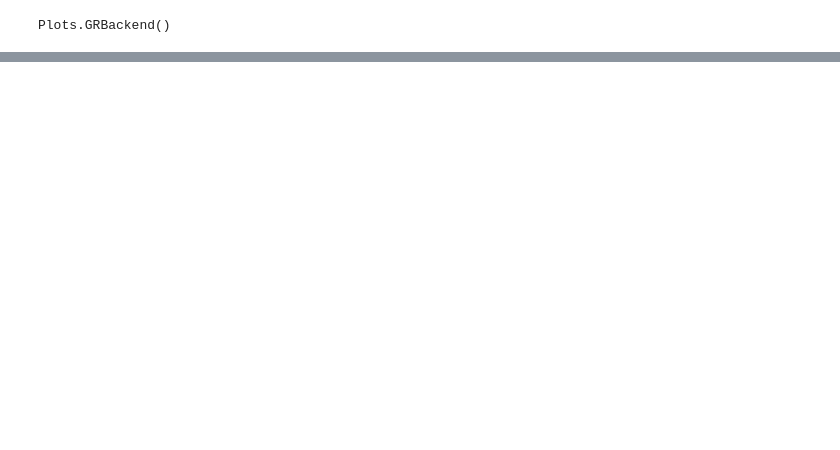
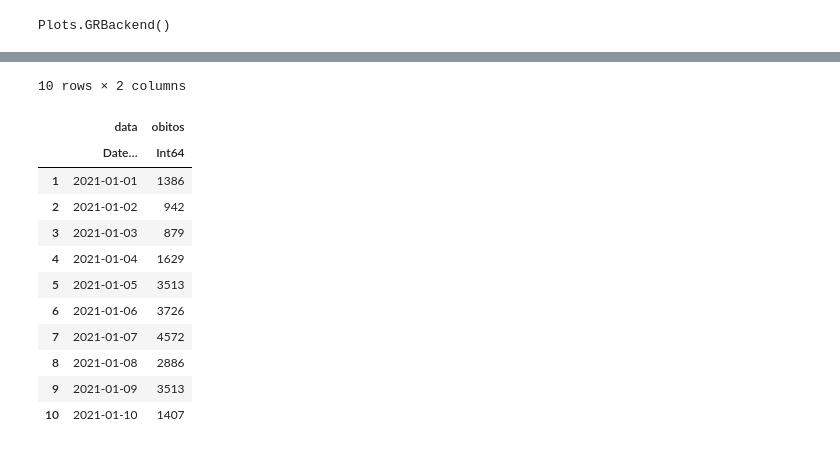
Before and after one commit to eduardohleite/covid, a Jupyter notebook: covid2021.ipynb, the cells around one changed output, grey strips where cells are left out. Cells and saved outputs as stored; diff of their text form; code cells hidden in the pictures; blank space fills up the shorter version.

```diff
--- a/covid2021.ipynb
+++ b/covid2021.ipynb
@@ -147,0 +135,21 @@ r2 = correlation[1,3]^2
+# %%
+dfobitos = df |>
+            @groupby({_.data}) |>
+            @map({data=key(_)[1], obitos=sum(_.obitosNovos)}) |>
+            DataFrame
+
+first(dfobitos, 10)
+# %% [output]
+10 rows × 2 columns
+|  | data | obitos |
+|  | Date… | Int64 |
+| 1 | 2021-01-01 | 1386 |
+| 2 | 2021-01-02 | 942 |
+| 3 | 2021-01-03 | 879 |
+| 4 | 2021-01-04 | 1629 |
+| 5 | 2021-01-05 | 3513 |
+| 6 | 2021-01-06 | 3726 |
+| 7 | 2021-01-07 | 4572 |
+| 8 | 2021-01-08 | 2886 |
+| 9 | 2021-01-09 | 3513 |
+| 10 | 2021-01-10 | 1407 |
```
Also changed, not shown: parts of 22 cells of this notebook.
